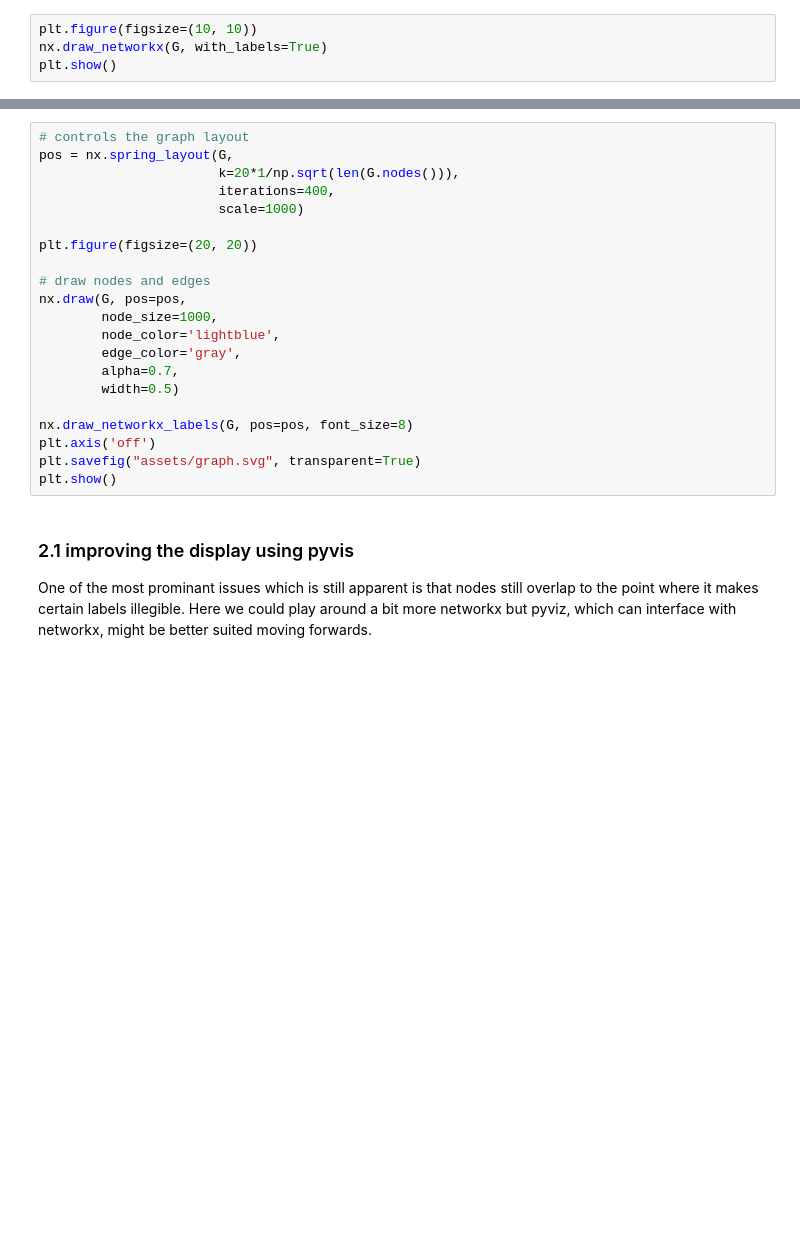
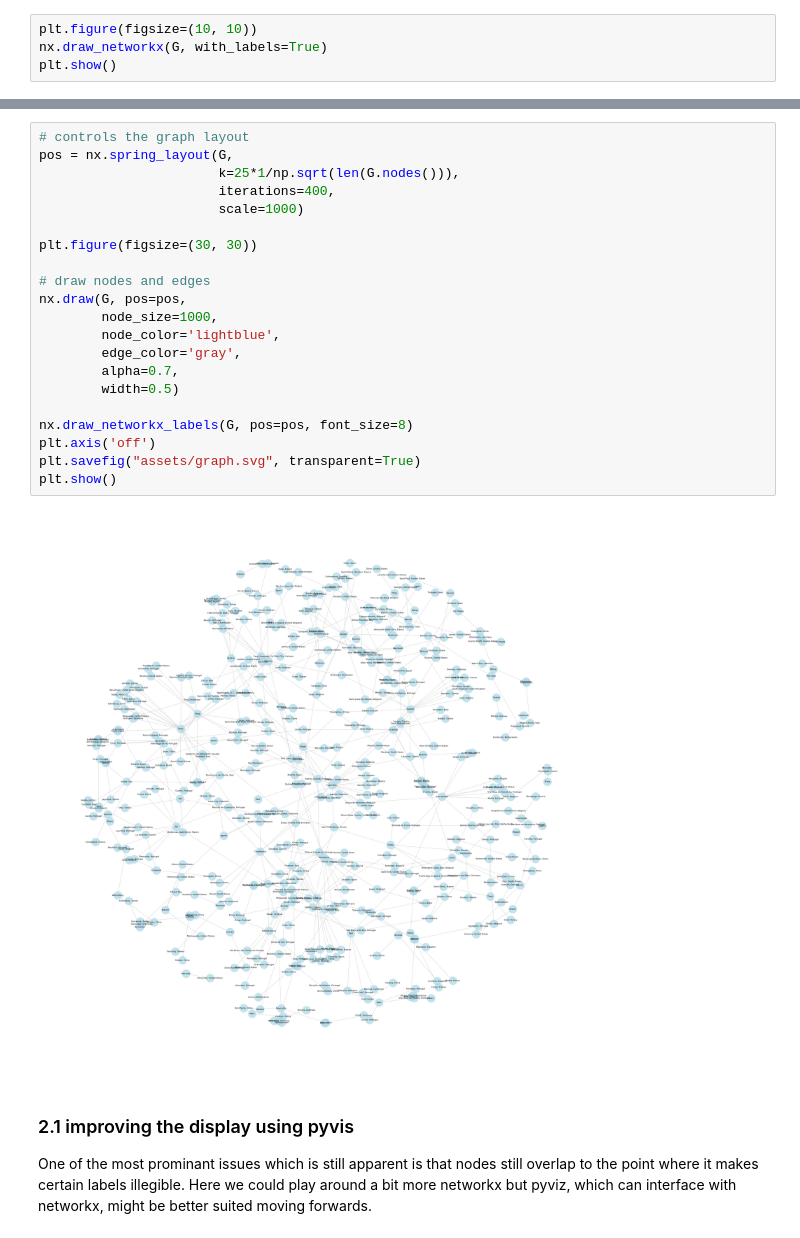
Before and after one commit to KaiErikNiermann/sister-city-visualizer, a Jupyter notebook: graph-notebook.ipynb, the cells around one changed output, grey strips where cells are left out. Saved outputs shown, nothing was run; the diff lists cells and outputs as text; blank space fills up the shorter version.

```diff
--- a/graph-notebook.ipynb
+++ b/graph-notebook.ipynb
@@ -212,24 +231,26 @@ Clearly we want the nodes to cover a larger portion of the word to make it look
 # %%
 # controls the graph layout
 pos = nx.spring_layout(G,
-                       k=20*1/np.sqrt(len(G.nodes())),
+                       k=25*1/np.sqrt(len(G.nodes())),
                        iterations=400,
                        scale=1000)
 
-plt.figure(figsize=(20, 20))
+plt.figure(figsize=(30, 30))
 
 # draw nodes and edges
 nx.draw(G, pos=pos,
         node_size=1000,
         node_color='lightblue',
         edge_color='gray',
         alpha=0.7,
         width=0.5)
 
 nx.draw_networkx_labels(G, pos=pos, font_size=8)
 plt.axis('off')
 plt.savefig("assets/graph.svg", transparent=True)
 plt.show()
+# %% [output]
+[figure, added]
 # %% [markdown]
 ### 2.1 improving the display using pyvis
 One of the most prominant issues which is still apparent is that nodes still overlap to the point where it makes certain labels illegible. Here we could play around a bit more networkx but pyviz, which can interface with networkx, might be better suited moving forwards.
```
Also changed, not shown: parts of 8 cells of this notebook, 4 other files.
